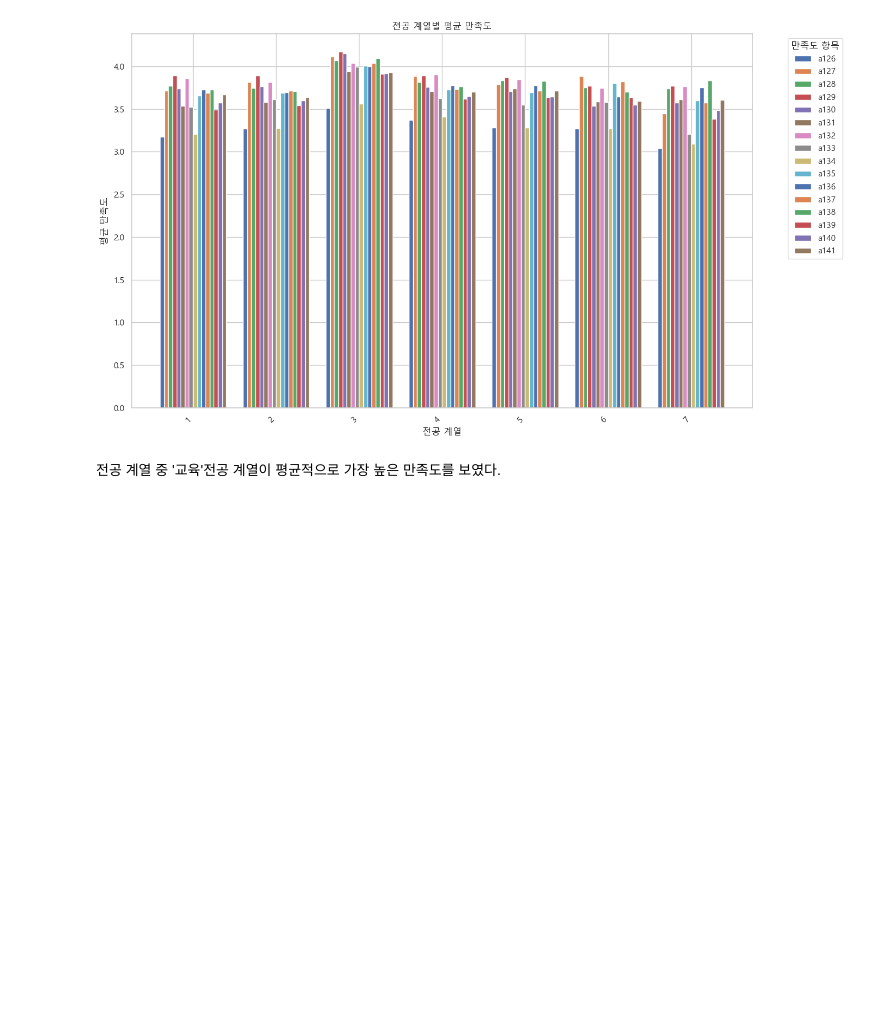
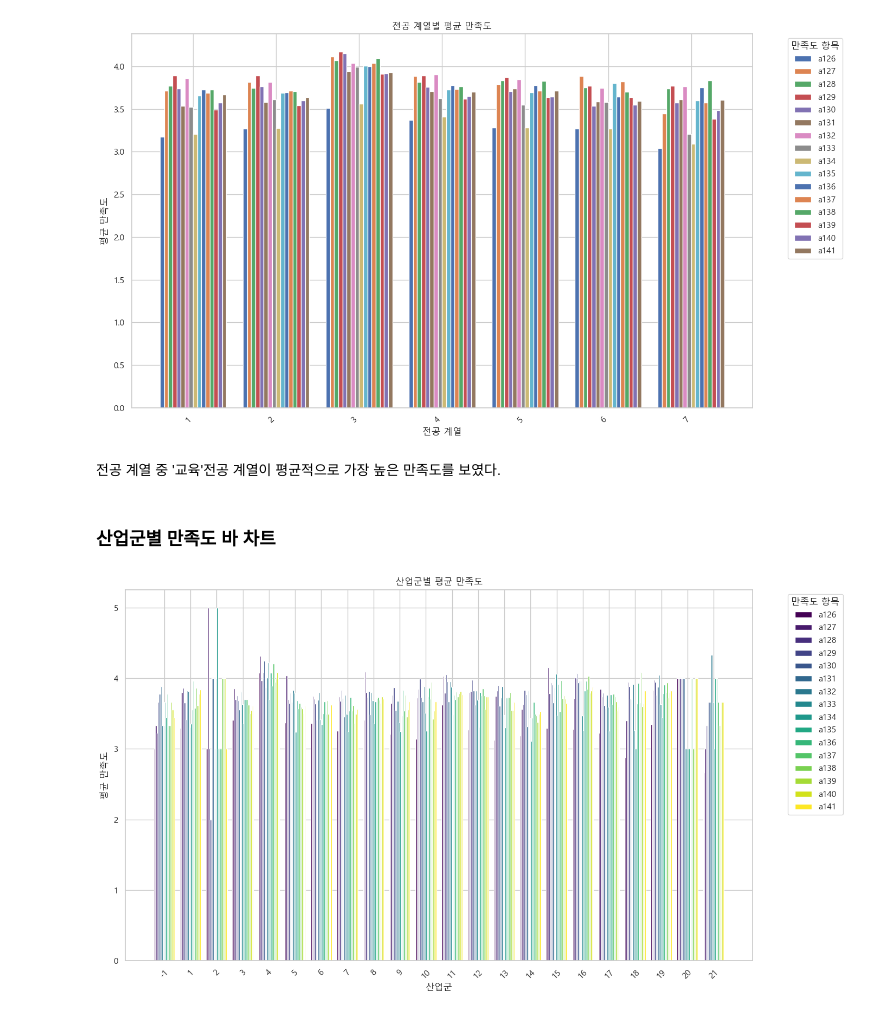
Before and after one commit to YoonMay26/python, a Jupyter notebook: 공공데이터_analysis_yoon.ipynb, the cells around one changed output. Drawn from its saved outputs; the diff is of its cells as text; code cells hidden in the pictures; blank space fills up the shorter version.

```diff
--- a/공공데이터_analysis_yoon.ipynb
+++ b/공공데이터_analysis_yoon.ipynb
@@ -447,3 +544,34 @@ plt.show()
 [figure]
 # %% [markdown]
 전공 계열 중 '교육'전공 계열이 평균적으로 가장 높은 만족도를 보였다.
+# %% [markdown]
+### 산업군별 만족도 바 차트
+# %%
+import numpy as np
+import matplotlib.pyplot as plt
+import pandas as pd
+
+
+num_columns = len(industry_satis.columns) - 1
+colors = plt.cm.viridis(np.linspace(0, 1, num_columns))
+
+# 산업군별 평균 만족도를 바 차트로 시각화
+plt.figure(figsize=(14, 8))
+
+bar_width = 0.05
+x = np.arange(len(industry_satis['industry']))
+
+for i, column in enumerate(industry_satis.columns[1:]):
+    plt.bar(x + i * bar_width, industry_satis[column],
+            width=bar_width, label=column, color=colors[i])
+
+plt.title('산업군별 평균 만족도')
+plt.xlabel('산업군')
+plt.ylabel('평균 만족도')
+plt.xticks(x + bar_width * (num_columns - 1) / 2,
+           industry_satis['industry'], rotation=45)
+plt.legend(title='만족도 항목', bbox_to_anchor=(1.05, 1), loc='upper left')
+plt.tight_layout()
+plt.show()
+# %% [output]
+[figure, added]
```
Also changed, not shown: parts of 11 cells of this notebook.
